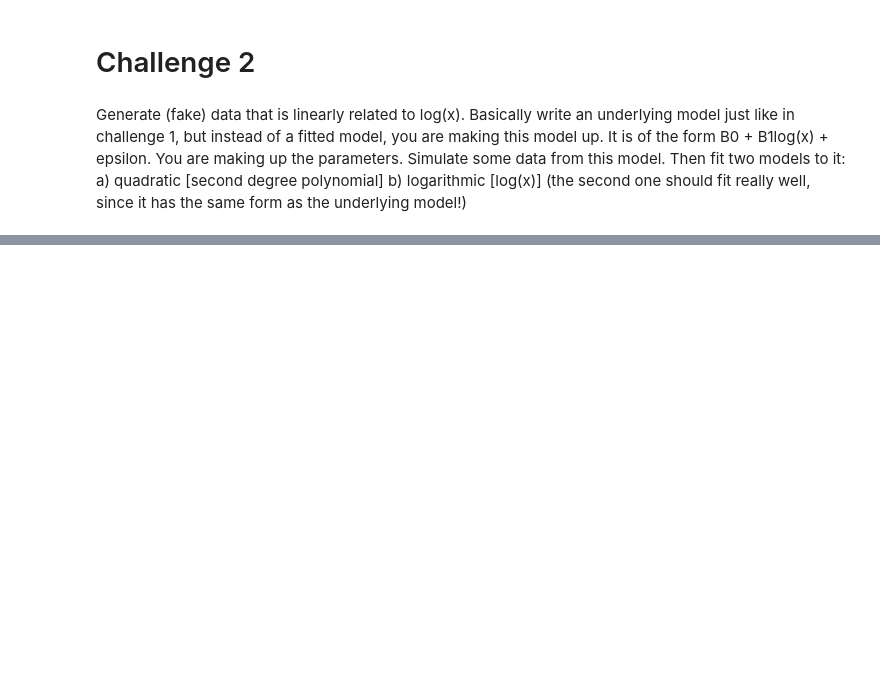
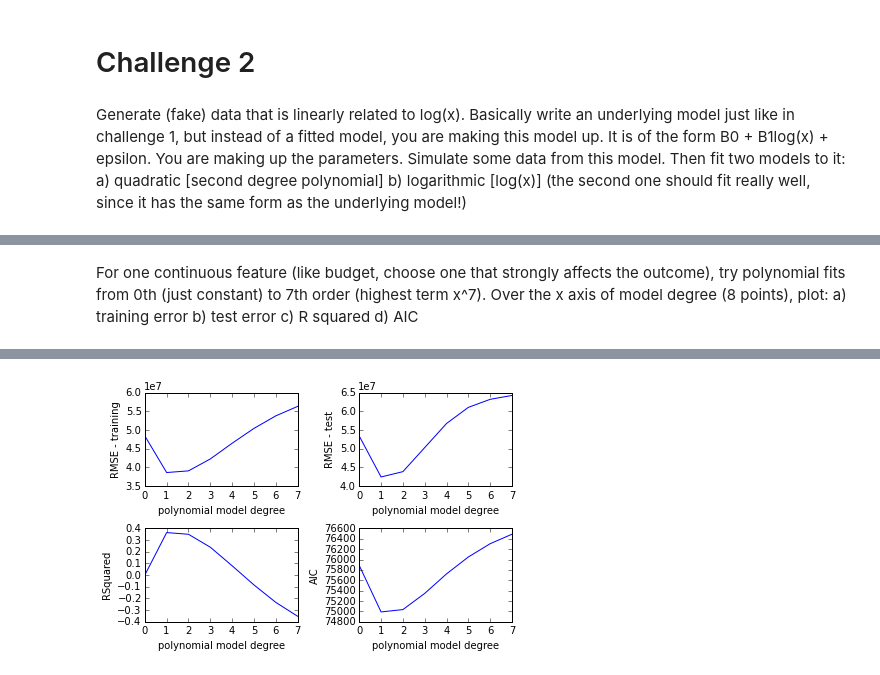
Before and after one commit to fdurant/linres_challenges, a Jupyter notebook: linear_regression_challenges_2.ipynb, the cells around one changed output, grey strips where cells are left out. Drawn from its saved outputs; the diff is of its cells as text; code cells hidden in the pictures; blank space fills up the shorter version.

Commit message:
Did challenge 4 of the 2nd linear regression challenge series

```diff
--- a/linear_regression_challenges_2.ipynb
+++ b/linear_regression_challenges_2.ipynb
@@ -409,0 +450,78 @@ plt.show()
+# %% [markdown]
+For one continuous feature (like budget, choose one that strongly affects the outcome), try polynomial fits from 0th (just constant) to 7th order (highest term x^7). Over the x axis of model degree (8 points), plot: a) training error b) test error c) R squared d) AIC
+# %%
+trainingDF4 = trainingDF
+testDF4 = testDF
+
+modelDegrees = range(8) # 0 through 7
+modelsByDegree = []
+
+# Build the polynomial regression models of increasing order
+for degree in modelDegrees:
+    fieldName = 'Xpow%d' % degree
+
+    # Add missing polynomial terms to both training and test dataframe
+    trainingDF4[fieldName] = [pow(x,degree) for x in trainingDF4['ProductionBudget']]
+    testDF4[fieldName] = [pow(x,degree) for x in testDF4['ProductionBudget']]
+
+    # Build and store the actual models
+    xFieldNameList = ['Xpow%d' % deg for deg in modelDegrees[0:degree+1]]
+    X = trainingDF4[xFieldNameList]
+    Y = trainingDF4['DomesticTotalGross']
+#    print >> sys.stderr, "Building polynomial model of degree %d ..." % degree,
+    model = sm.OLS(Y,X).fit()
+#    print >> sys.stderr, "done"
+    modelsByDegree.append(model)
+
+# Evaluate the models on test data, storing the error measures
+errorMeasures = {'rmseTraining':[],
+                 'rmseTest':[],
+                 'rsquared':[],
+                 'aic':[]}
+for degree in modelDegrees:
+    xFieldNameList = ['Xpow%d' % deg for deg in modelDegrees[0:degree+1]]
+    model = modelsByDegree[degree]
+
+    trainingX = trainingDF4[xFieldNameList]
+    observedTrainingY = trainingDF4['DomesticTotalGross']
+    predictedTrainingY = model.predict(trainingX)
+
+    testX = testDF4[xFieldNameList]
+    observedTestY = testDF4['DomesticTotalGross']
+    predictedTestY = model.predict(testX)
+
+    errorMeasures['rmseTraining'].append(math.sqrt(mean_squared_error(observedTrainingY,predictedTrainingY)))
+    errorMeasures['rmseTest'].append(math.sqrt(mean_squared_error(observedTestY,predictedTestY)))
+    errorMeasures['rsquared'].append(model.rsquared)
+    errorMeasures['aic'].append(model.aic)
+
+# Print and plot the error measures
+print "root-mean-squared error on training data:", errorMeasures['rmseTraining'], "\n"
+print "root-mean-squared error on test data:", errorMeasures['rmseTest'], "\n"
+print "RSquared:", errorMeasures['rsquared'], "\n"
+print "Akaike information criterion", errorMeasures['aic'], "\n"
+
+fig, ((ax1, ax2), (ax3, ax4)) = plt.subplots(nrows=2, ncols=2)
+ax1.plot(modelDegrees, errorMeasures['rmseTraining'])
+#ax1.set_title("RMSE on training data")
+ax1.set_xlabel('polynomial model degree')
+ax1.set_ylabel('RMSE - training')
+
+ax2.plot(modelDegrees, errorMeasures['rmseTest'])
+#ax2.set_title("RMSE on test data")
+ax2.set_xlabel('polynomial model degree')
+ax2.set_ylabel('RMSE - test')
+
+ax3.plot(modelDegrees, errorMeasures['rsquared'])
+#ax3.set_title("RSquared")
+ax3.set_xlabel('polynomial model degree')
+ax3.set_ylabel('RSquared')
+
+ax4.plot(modelDegrees, errorMeasures['aic'])
+#ax4.set_title("AIC")
+ax4.set_xlabel('polynomial model degree')
+ax4.set_ylabel('AIC')
+
+plt.tight_layout()
+plt.show()
+# %% [output]
@@ -409,0 +535 @@ plt.show()
+[figure, added]
```
Also changed, not shown: parts of 13 cells of this notebook.
